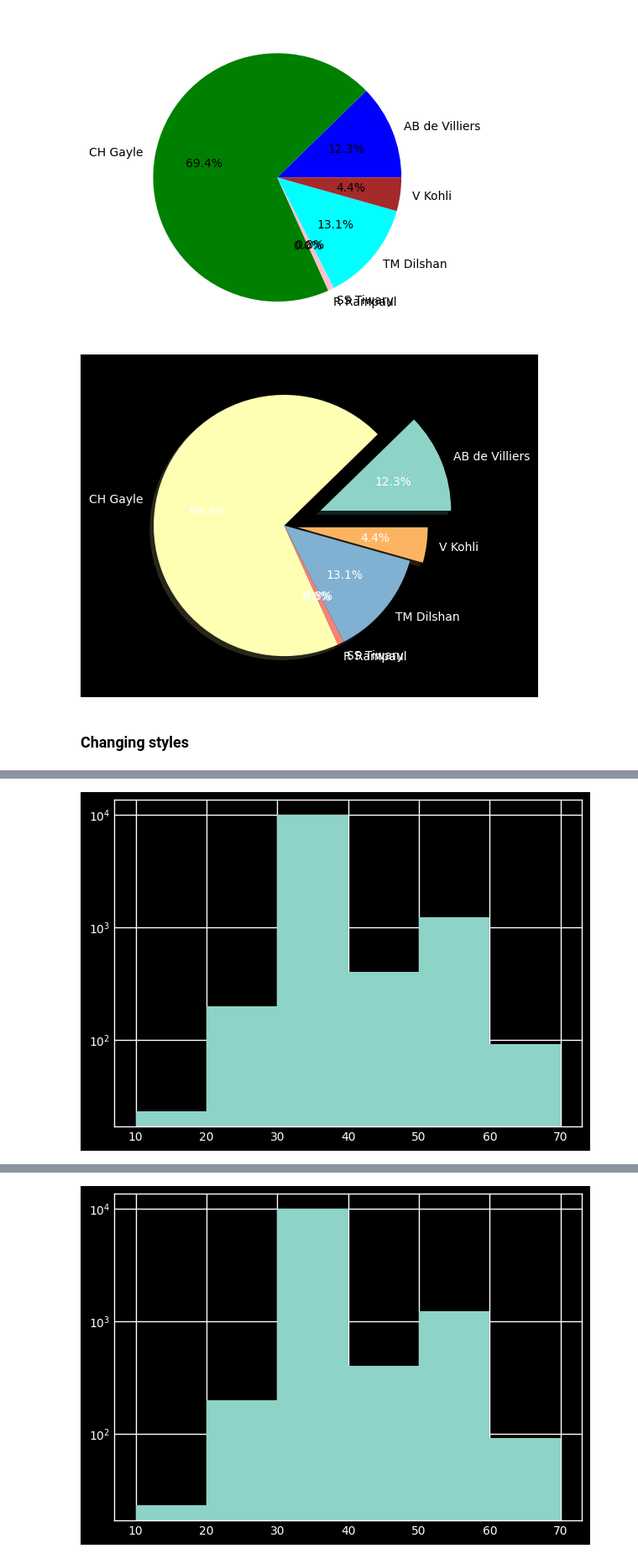
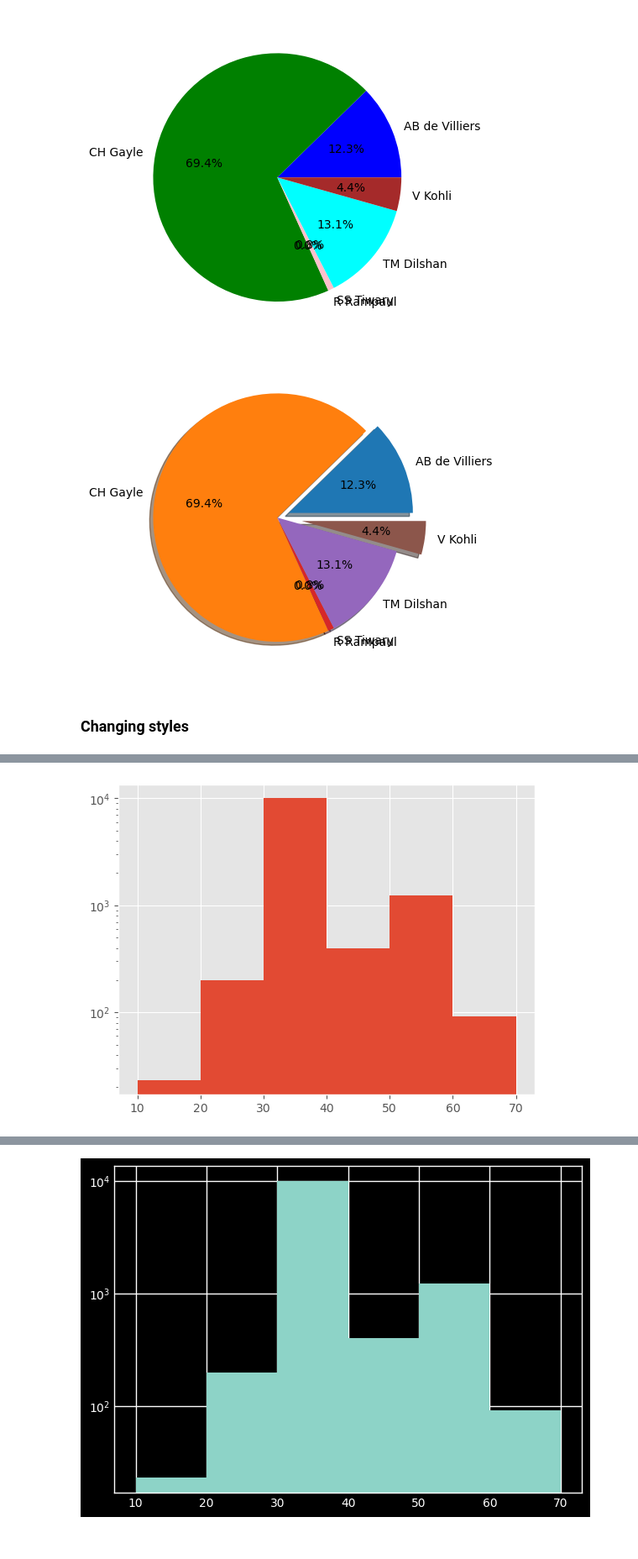
Before and after one commit to DevRitesh08/0.-Preparatory-Topics-for-ML, a Jupyter notebook: Matplotlib/Matplotlib.ipynb, the cells around one changed output, grey strips where cells are left out. Shown at 84% size. Saved outputs shown, nothing was run; the diff lists cells and outputs as text; code cells hidden in the pictures.

```diff
--- a/Matplotlib/Matplotlib.ipynb
+++ b/Matplotlib/Matplotlib.ipynb
@@ -398,10 +417,10 @@ plt.show()
 [figure]
 # %%
 # explode shadow
-plt.pie(df['batsman_runs'],labels=df['batsman'],autopct='%0.1f%%',explode=[0.3,0,0,0,0,0.1],shadow=True)
+plt.pie(df['batsman_runs'],labels=df['batsman'],autopct='%0.1f%%',explode=[0.1,0,0.0,0,0,0.2],shadow=True)
 plt.show()
 # %% [output]
-[figure, old version]
+[figure, new version]
 # %% [markdown]
 ### Changing styles
 # %%
@@ -425,10 +444,10 @@ plt.style.available
  'seaborn-whitegrid',
  'tableau-colorblind10']
 # %%
-plt.style.use('dark_background')
+plt.style.use('ggplot')
 # %%
-arr = np.load('/content/big-array.npy')
+arr = np.load('../DataSets/big-array.npy')
 plt.hist(arr,bins=[10,20,30,40,50,60,70],log=True)
 plt.show()
 # %% [output]
-[figure, old version]
+[figure, new version]
```
Also changed, not shown: parts of 31 cells of this notebook, 3 other files.
